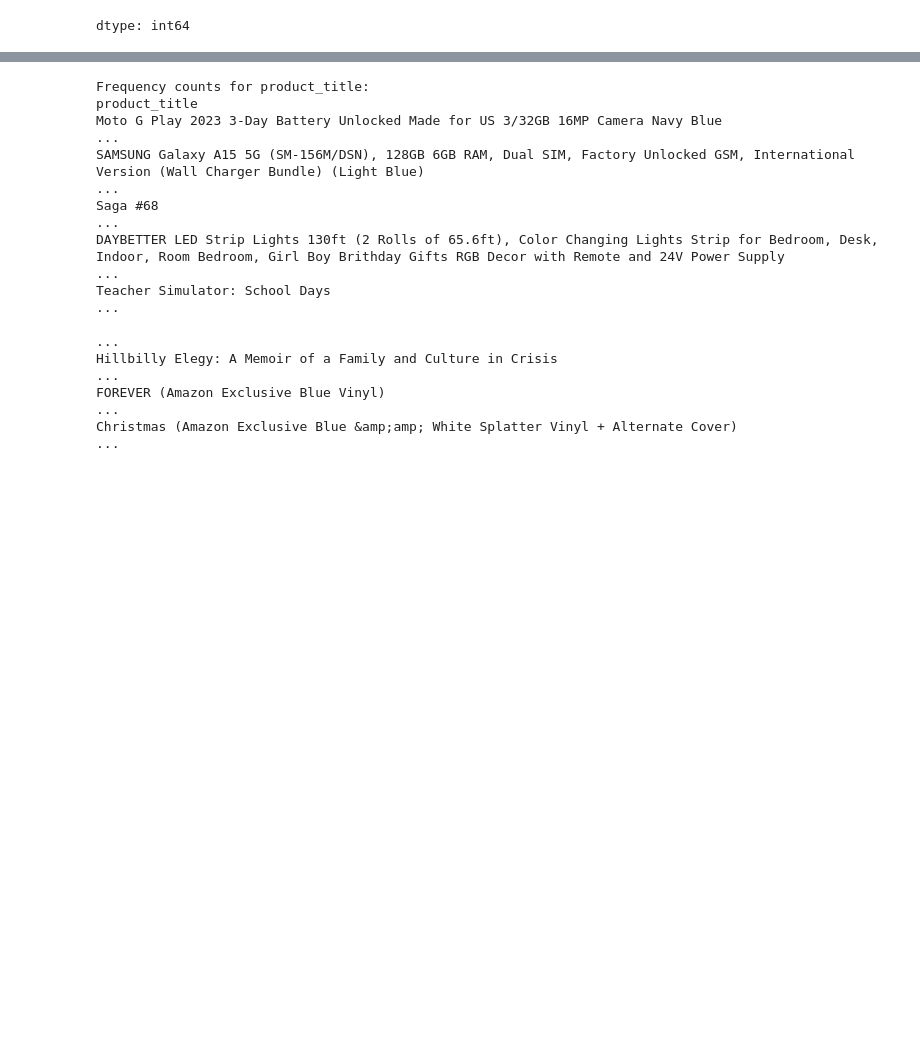
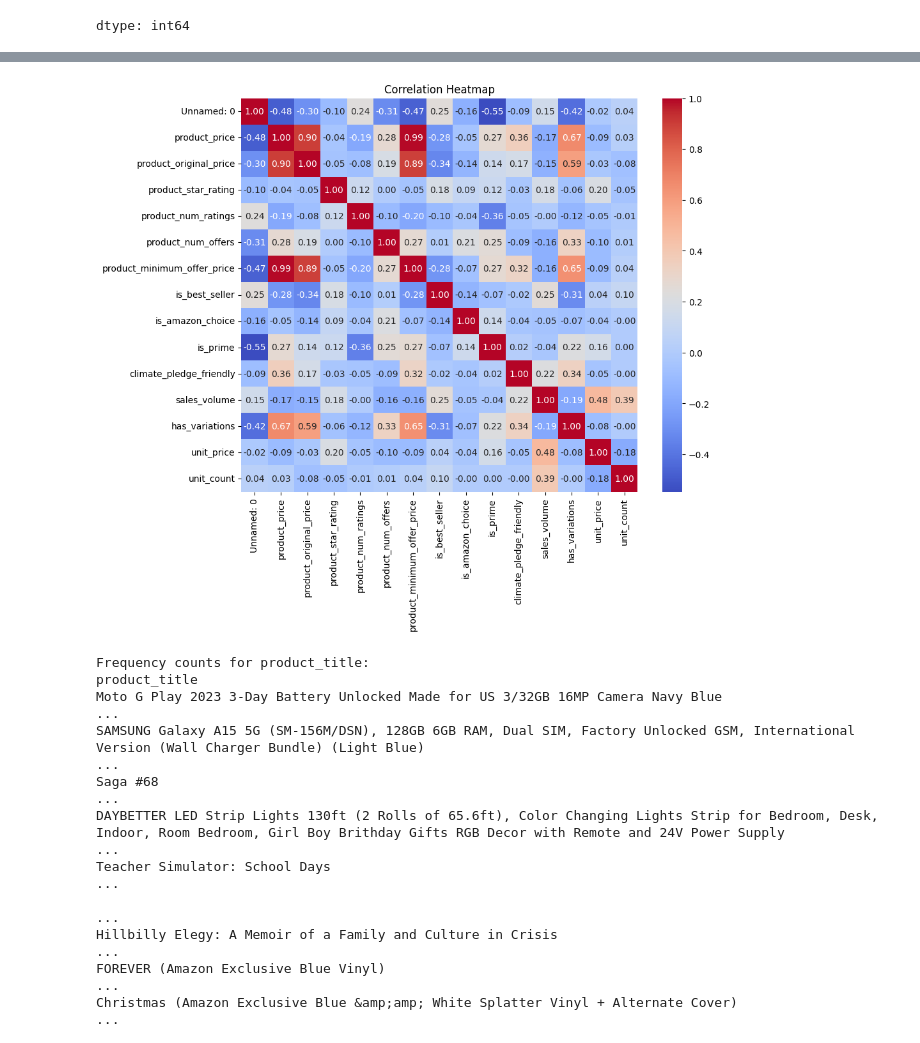
Before and after one commit to anasyaams/AmazonProductAnalysis, a Jupyter notebook: Amazon_Products.ipynb, the cells around one changed output, grey strips where cells are left out. Drawn from its saved outputs; the diff is of its cells as text; code cells hidden in the pictures; blank space fills up the shorter version.

```diff
--- a/Amazon_Products.ipynb
+++ b/Amazon_Products.ipynb
@@ -166,4 +155,7 @@ data.head()
 5 rows × 22 columns
+# %%
+data2 = data.copy()
+data2 = data2.drop(['asin', 'product_title', 'currency', 'product_url', 'product_photo', 'delivery', 'product_availability'], axis=1)
 # %%
 # download the dataset
 from google.colab import files
@@ -199,3 +191,13 @@ max             34.000000   60.000000
+# %%
+# Heatmaps to show correlations between different features
+correlation_matrix = data2.corr()
+
+plt.figure(figsize=(10, 8))
+sns.heatmap(correlation_matrix, annot=True, cmap='coolwarm', fmt=".2f")
+plt.title('Correlation Heatmap')
+plt.show()
+# %% [output]
+[figure, added]
 # %%
 # Frequency counts for categorical columns
 for col in categorical_cols:
```
Also changed, not shown: parts of 22 cells of this notebook.
